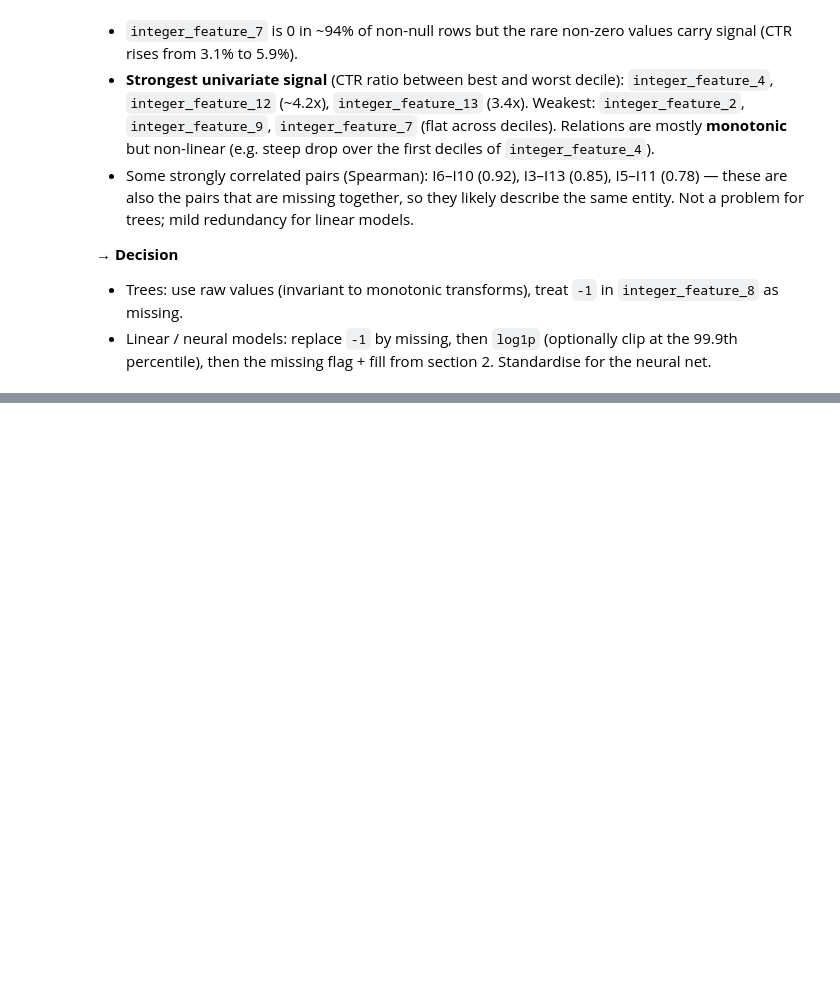
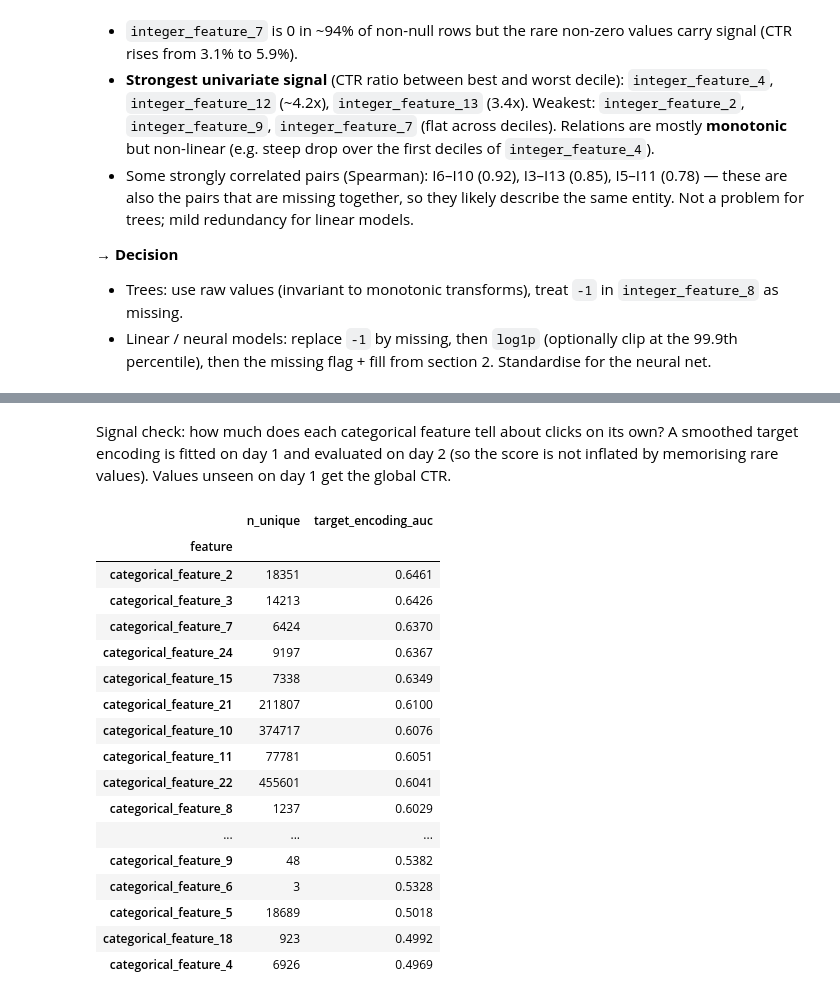
Before and after one commit to Mam-s/ctr_criteo, a Jupyter notebook: notebooks/exploration.ipynb, the cells around one changed output, grey strips where cells are left out. Saved outputs shown, nothing was run; the diff lists cells and outputs as text; code cells hidden in the pictures; blank space fills up the shorter version.

```diff
--- a/notebooks/exploration.ipynb
+++ b/notebooks/exploration.ipynb
@@ -348,0 +429,37 @@ integer_feature_7 == 0: 94.34% of non-null rows
+# %% [markdown]
+Signal check: how much does each categorical feature tell about clicks on its own?
+A smoothed target encoding is fitted on day 1 and evaluated on day 2 (so the score is not inflated by memorising rare values). Values unseen on day 1 get the global CTR.
+# %%
+day1 = df["day"] == TRAIN_DAYS[0]
+day2 = ~day1
+prior = df.loc[day1, LABEL].mean()
+SMOOTHING = 20  # pseudo-count pulling rare values towards the global CTR
+
+cat_auc = {}
+for col in CAT_COLS:
+    stats = df[day1].groupby(col, observed=True)[LABEL].agg(["sum", "count"])
+    encoding = (stats["sum"] + SMOOTHING * prior) / (stats["count"] + SMOOTHING)
+    encoded = df.loc[day2, col].astype(object).map(encoding).astype(float).fillna(prior)
+    cat_auc[col] = roc_auc_score(df.loc[day2, LABEL], encoded)
+
+cat_stats["target_encoding_auc"] = pd.Series(cat_auc)
+cat_stats.sort_values("target_encoding_auc", ascending=False)[["n_unique", "target_encoding_auc"]]
+# %% [output]
+|  | n_unique | target_encoding_auc |
+| feature |  |  |
+| categorical_feature_2 | 18351 | 0.6461 |
+| categorical_feature_3 | 14213 | 0.6426 |
+| categorical_feature_7 | 6424 | 0.6370 |
+| categorical_feature_24 | 9197 | 0.6367 |
+| categorical_feature_15 | 7338 | 0.6349 |
+| categorical_feature_21 | 211807 | 0.6100 |
+| categorical_feature_10 | 374717 | 0.6076 |
+| categorical_feature_11 | 77781 | 0.6051 |
+| categorical_feature_22 | 455601 | 0.6041 |
+| categorical_feature_8 | 1237 | 0.6029 |
+| ... | ... | ... |
+| categorical_feature_9 | 48 | 0.5382 |
+| categorical_feature_6 | 3 | 0.5328 |
+| categorical_feature_5 | 18689 | 0.5018 |
+| categorical_feature_18 | 923 | 0.4992 |
+| categorical_feature_4 | 6926 | 0.4969 |
```
Also changed, not shown: parts of 8 cells of this notebook.
